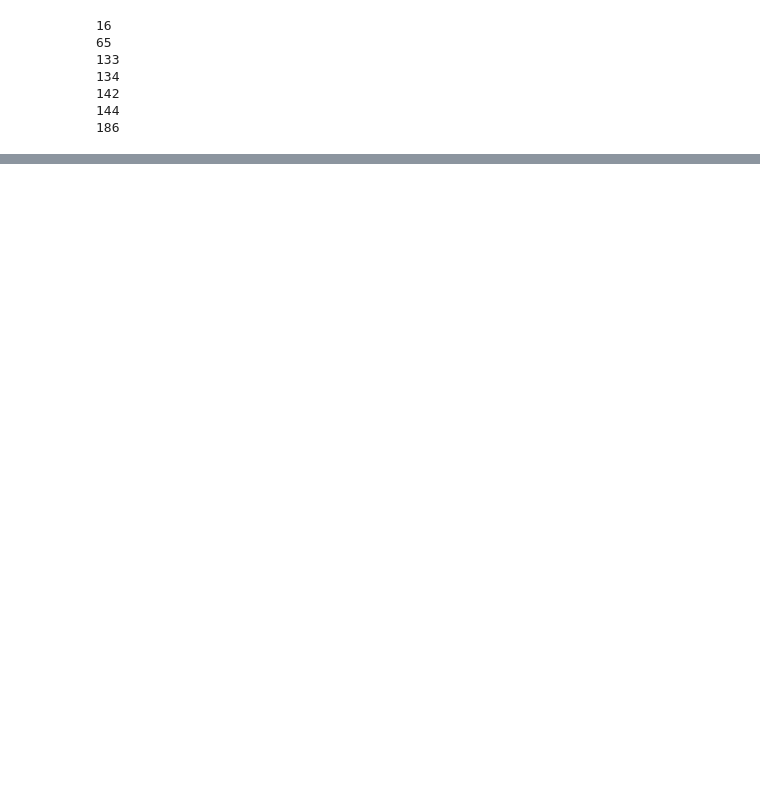
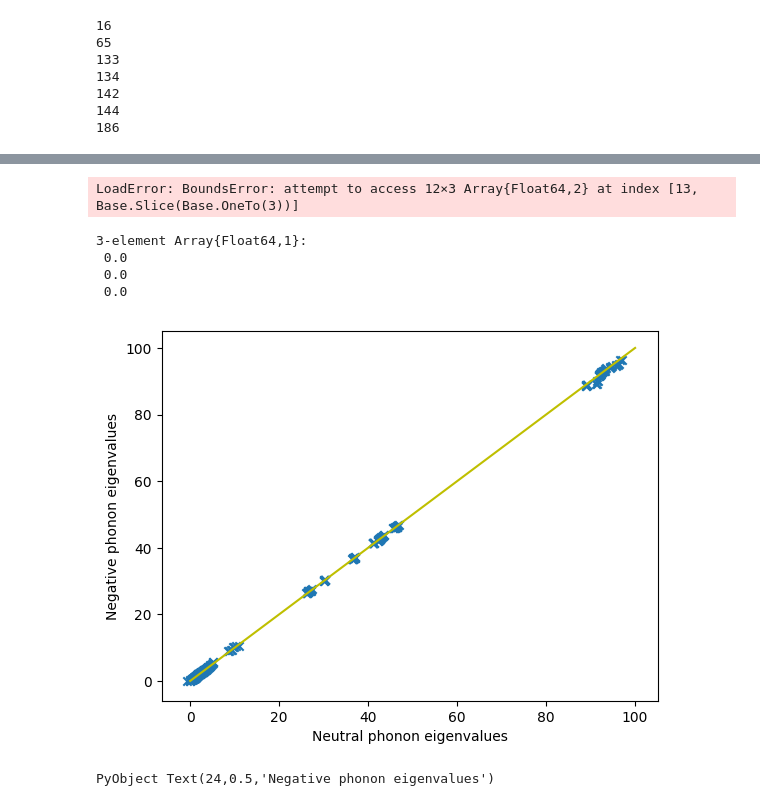
Before and after one commit to lucydot/Julia-Phonons, a Jupyter notebook: Notebook.ipynb, the cells around one changed output, grey strips where cells are left out. Saved outputs shown, nothing was run; the diff lists cells and outputs as text; code cells hidden in the pictures; blank space fills up the shorter version.

```diff
--- a/Notebook.ipynb
+++ b/Notebook.ipynb
@@ -153,0 +200,54 @@ maximum(1 ./ distribution_function[:,i])
+# %%
+## distribution function for dot product with perfect
+
+# need to insert zero-valued eigenvectors (x3) where the interstitial defect supercell is, so must specify atom number
+defect_atom_num = 96
+num_defects = length(defect_atom_num)
+
+# build perfect basis set of same dimension as defect supercell basis set
+# can re-factor this so it is quicker (and easier to read), a WIP - output is confirmed sane though.
+expanded_basis_set = Array{Any,1}(3*(poscar_perfect.natoms+num_defects)*num_unit_cells)
+basis_index=1
+defects_found = 0
+for expanded_atom_num in 1:(3*(poscar_perfect.natoms+num_defects))  # outer loops take each atom eigenvector and repeats
+    for _ in 1:num_unit_cells   # repeat for each unit cell, use throwaway variable
+       expanded_eigenvector = Array{Float64,2}((poscar_perfect.natoms+num_defects)*num_unit_cells,3)
+       eigenvector_index=1
+       for atom_num in 1:(poscar_perfect.natoms+num_defects) # inner loops takes elements of each atom eigenvector and repeats
+            if eigenvector_index == defect_atom_num
+                defects_found +=1
+            end
+            for _ in 1:num_unit_cells # repeat for each unit cell
+               if eigenvector_index == defect_atom_num
+                    expanded_eigenvector[eigenvector_index,:] = [0.0,0.0,0.0]
+
+               else
+                   expanded_eigenvector[eigenvector_index,:]=phonons_perfect[1][expanded_atom_num-(3*defects_found)][atom_num-defects_found,:]
+               end
+               eigenvector_index += 1
+           end
+       end
+       expanded_basis_set[basis_index]=expanded_eigenvector
+       basis_index += 1
+    end
+end
+expanded_basis_set[1]
+# %% [output]
+LoadError: BoundsError: attempt to access 12×3 Array{Float64,2} at index [13, Base.Slice(Base.OneTo(3))]
+# %%
+[0.0,0.0,0.0]
+# %% [output]
+3-element Array{Float64,1}:
+ 0.0
+ 0.0
+ 0.0
+# %%
+## simple comparison - how the eigenvalues have been perturbed by change in charge state
+
+PyPlot.plot([0,100],[0,100],color="y")
+PyPlot.scatter(phonons_neutral[2],phonons_negative[2],marker="x")
+PyPlot.xlabel("Neutral phonon eigenvalues")
+PyPlot.ylabel("Negative phonon eigenvalues")
+# %% [output]
+[figure, added]
+PyObject Text(24,0.5,'Negative phonon eigenvalues')
```
Also changed, not shown: parts of 20 cells of this notebook, 2 other files.
